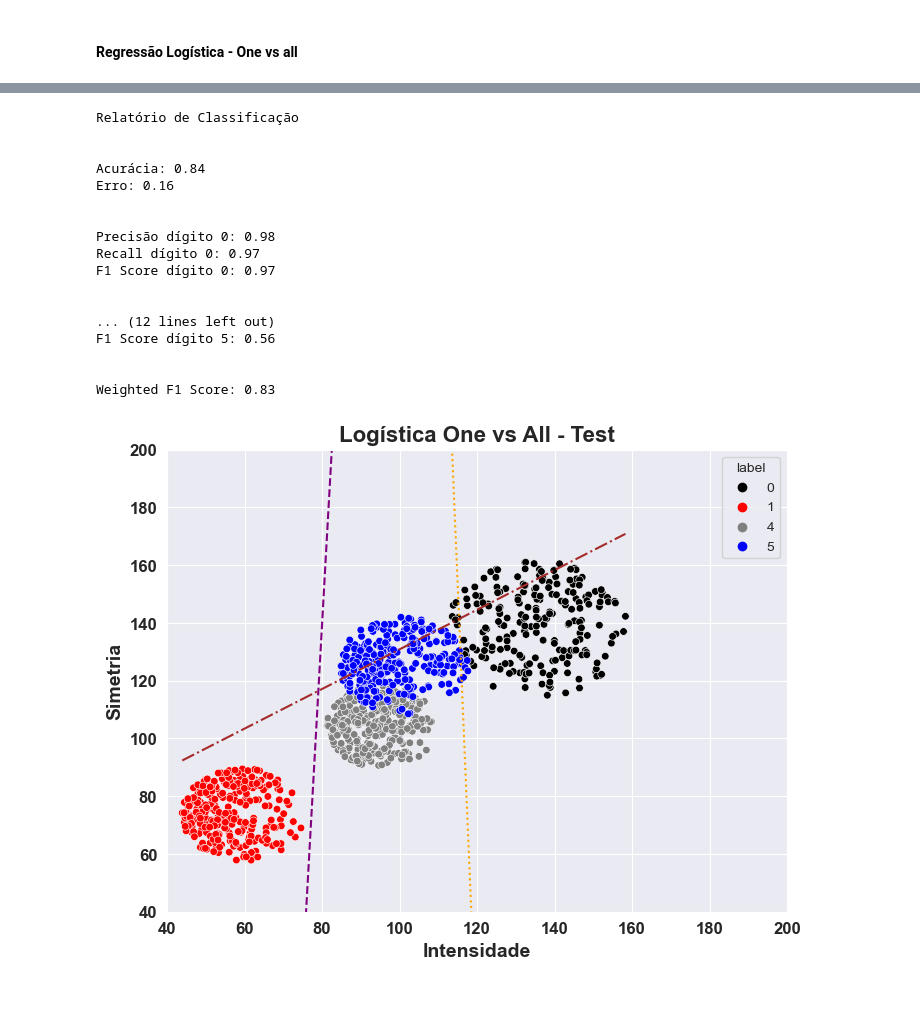
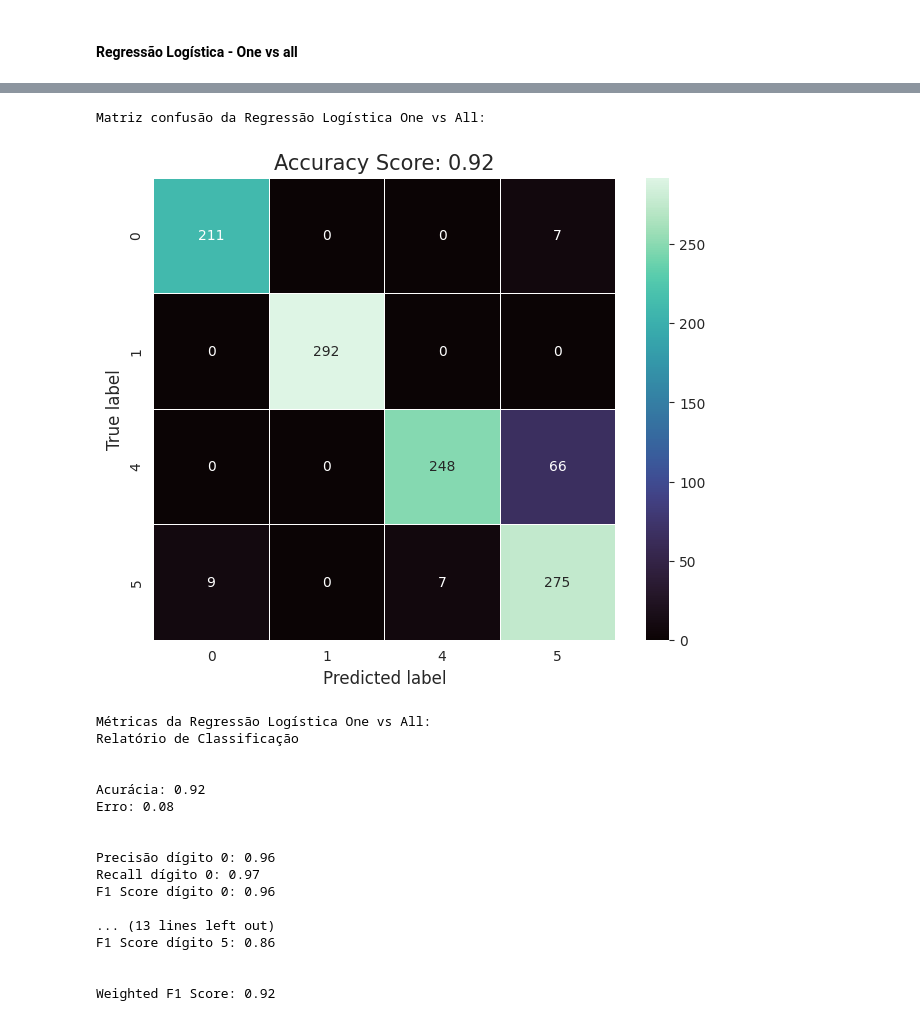
Before and after one commit to talesnobre/miniproject_ML, a Jupyter notebook: miniproject_ml.ipynb, the cells around one changed output, grey strips where cells are left out. Saved outputs shown, nothing was run; the diff lists cells and outputs as text; code cells hidden in the pictures.

```diff
--- a/miniproject_ml.ipynb
+++ b/miniproject_ml.ipynb
@@ -449,7 +473,7 @@ Weighted F1 Score: 0.96
 # %%
 digitos = [1, 0, 4, 5]
 
-lr = LogisticRegression(iter=500_000, batch_size=256)
+lr = LogisticRegression(iter=10_000_000, batch_size=256)
 
 modelo = OneVsAll(lr, digitos)
 modelo.execute(X_train, y_train)
@@ -460,25 +486,30 @@ plots(df_test, digitos, 'Logística One vs All - Test', W=all_w[:4])
 # %%
 metrics = all(digitos)
 
 # Implementar Matriz confusão
+print("Matriz confusão da Regressão Logística One vs All:")
+metrics.plot_cm(y_test, y_pred)
+print("\n")
+print("Métricas da Regressão Logística One vs All:")
 
 metrics.print_metrics_all(y_test, y_pred)
 # %% [output]
-Relatório de Classificação
-
-
-Acurácia: 0.84
-Erro: 0.16
-
-
-Precisão dígito 0: 0.98
-Recall dígito 0: 0.97
-F1 Score dígito 0: 0.97
-
-
-... (12 lines left out)
-F1 Score dígito 5: 0.56
-
-
-Weighted F1 Score: 0.83
+Matriz confusão da Regressão Logística One vs All:
-[figure, old version]
+[figure, new version]
+Métricas da Regressão Logística One vs All:
+Relatório de Classificação
+
+
+Acurácia: 0.92
+Erro: 0.08
+
+
+Precisão dígito 0: 0.96
+Recall dígito 0: 0.97
+F1 Score dígito 0: 0.96
+
+... (13 lines left out)
+F1 Score dígito 5: 0.86
+
+
+Weighted F1 Score: 0.92
```
Also changed, not shown: parts of 14 cells of this notebook.
